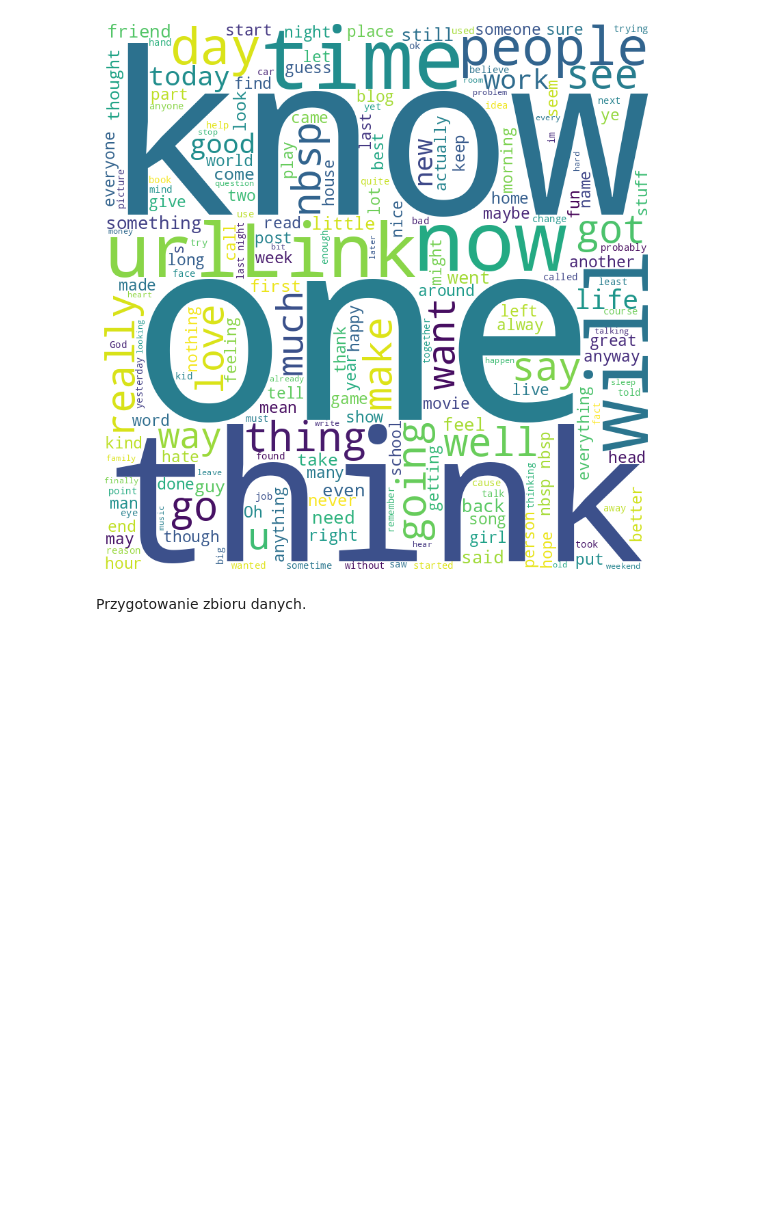
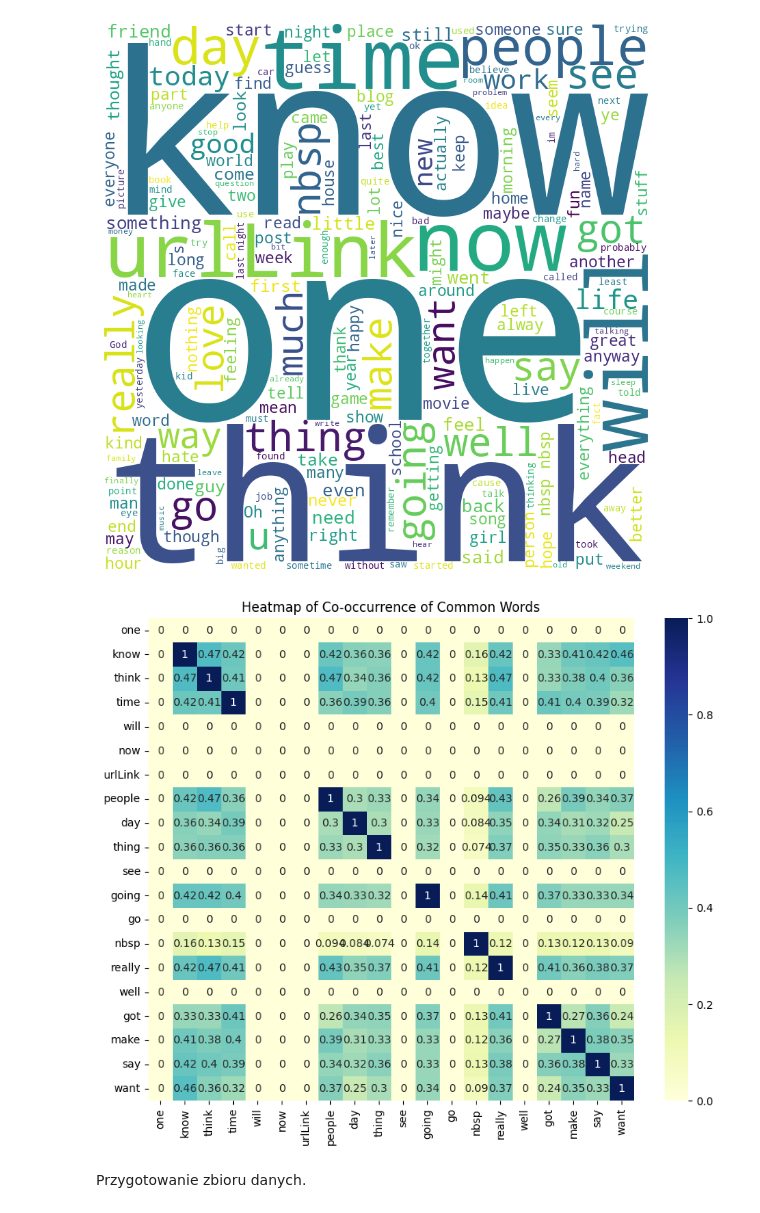
Before and after one commit to s18889/Kolokwium_2, a Jupyter notebook: ZUM.ipynb, the cells around one changed output. Saved outputs shown, nothing was run; the diff lists cells and outputs as text; code cells hidden in the pictures; blank space fills up the shorter version.

Commit message:
Corelation map for common words

```diff
--- a/ZUM.ipynb
+++ b/ZUM.ipynb
@@ -231,6 +235,25 @@ plt.tight_layout(pad=0)
 plt.show()
 # %% [output]
 [figure]
+# %%
+Common_words = [word for word in wordcloud.words_.keys()]
+# %%
+Common_words = Common_words[0:20]
+# %%
+from sklearn.feature_extraction.text import CountVectorizer
+from sklearn.metrics.pairwise import cosine_similarity
+
+vectorizer = CountVectorizer(vocabulary=Common_words, stop_words='english')
+X = vectorizer.fit_transform(orginal['text'][0:10000])
+co_occurrence_matrix = cosine_similarity(X.T)
+
+# 3. Tworzymy heatmapę
+plt.figure(figsize=(10, 8))
+sns.heatmap(co_occurrence_matrix, annot=True, xticklabels=Common_words, yticklabels=Common_words, cmap="YlGnBu")
+plt.title("Heatmap of Co-occurrence of Common Words")
+plt.show()
+# %% [output]
+[figure, added]
 # %% [markdown]
 Przygotowanie zbioru danych.
 # %%
```
Also changed, not shown: parts of 1 cell of this notebook.
